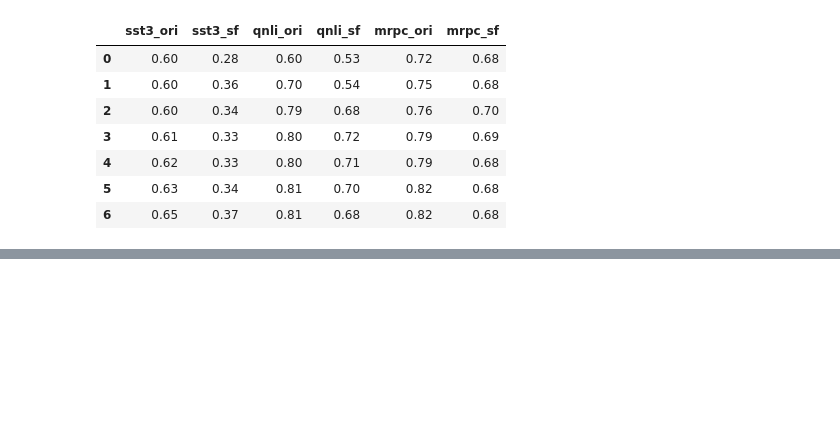
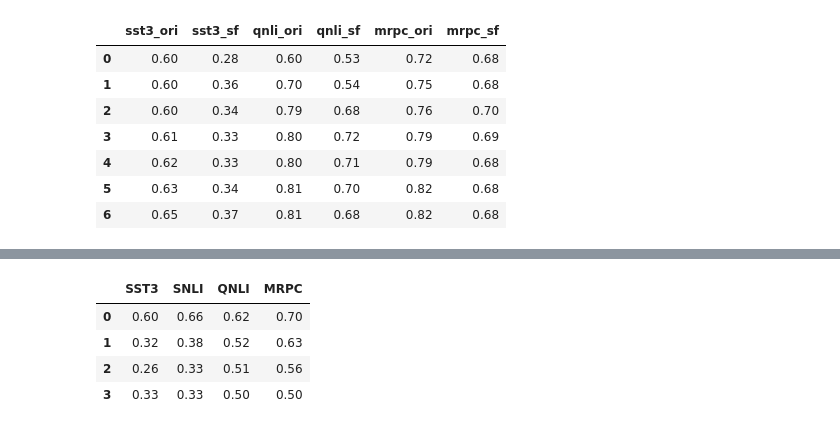
Before and after one commit to frankaging/limits-cross-domain-transfer, a Jupyter notebook: code/visualization_helpers.ipynb, the cells around one changed output, grey strips where cells are left out. Drawn from its saved outputs; the diff is of its cells as text; code cells hidden in the pictures; blank space fills up the shorter version.

```diff
--- a/code/visualization_helpers.ipynb
+++ b/code/visualization_helpers.ipynb
@@ -1078,0 +1094,9 @@ plt.show()
+# %%
+exp_data_1 = pd.read_csv("../data-files/bow-zero-shot.csv", delimiter=",")
+exp_data_1
+# %% [output]
+|  | SST3 | SNLI | QNLI | MRPC |
+| 0 | 0.60 | 0.66 | 0.62 | 0.70 |
+| 1 | 0.32 | 0.38 | 0.52 | 0.63 |
+| 2 | 0.26 | 0.33 | 0.51 | 0.56 |
+| 3 | 0.33 | 0.33 | 0.50 | 0.50 |
```
Also changed, not shown: parts of 3 cells of this notebook, 5 other files.
